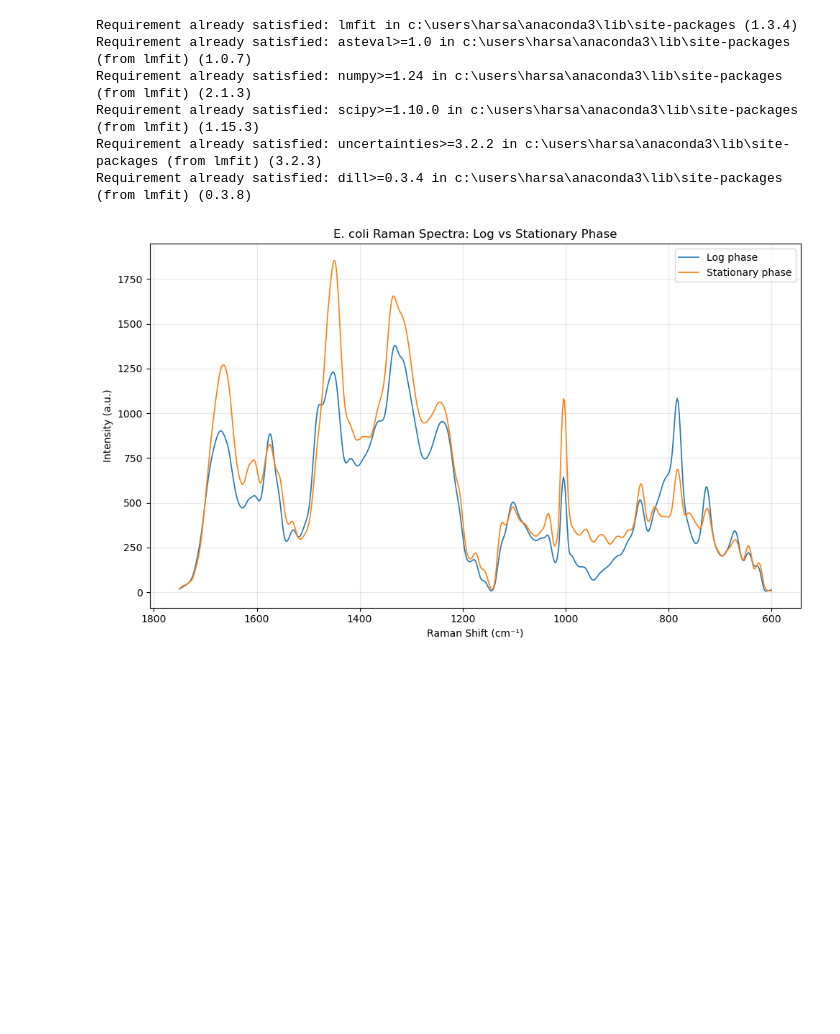
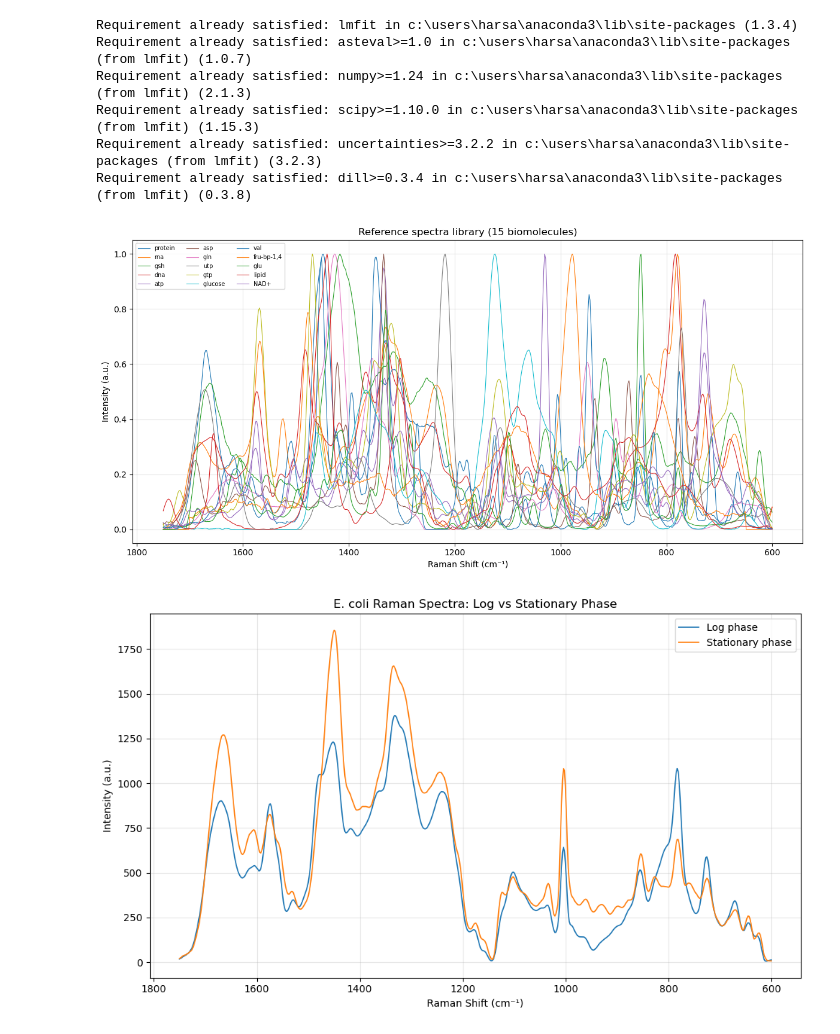
Before and after one commit to HaroonParvez/Using-Bayesian-Model-Selection-to-Analyse-Raman-Spectroscopic-Data, a Jupyter notebook: FinalProject.ipynb, the cells around one changed output. Cells and saved outputs as stored; diff of their text form; code cells hidden in the pictures; blank space fills up the shorter version.

```diff
--- a/FinalProject.ipynb
+++ b/FinalProject.ipynb
@@ -12,6 +12,26 @@ Requirement already satisfied: scipy>=1.10.0 in c:\users\harsa\anaconda3\lib\sit
 Requirement already satisfied: uncertainties>=3.2.2 in c:\users\harsa\anaconda3\lib\site-packages (from lmfit) (3.2.3)
 Requirement already satisfied: dill>=0.3.4 in c:\users\harsa\anaconda3\lib\site-packages (from lmfit) (0.3.8)
 # %%
+# Load each Raman spectrum from its sheet
 log_df = pd.read_excel("Copy_of_Ecol_Raman.xlsx", sheet_name='ec_log_mean raman')
 sta_df = pd.read_excel("Copy_of_Ecol_Raman.xlsx", sheet_name='ec_sta_mean raman')
+ref_df = pd.read_excel("Copy_of_Ecol_Raman.xlsx", sheet_name="tbl_15components")
+# %%
+wn = ref_df["wavenumber"].values
+ref_names = [col for col in ref_df.columns if col != "wavenumber"]
+
+plt.figure(figsize=(12, 6))
+for name in ref_names:
+    plt.plot(wn, ref_df[name], linewidth=0.8, label=name)
+
+plt.gca().invert_xaxis()
+plt.xlabel("Raman Shift (cm⁻¹)")
+plt.ylabel("Intensity (a.u.)")
+plt.title("Reference spectra library (15 biomolecules)")
+plt.legend(fontsize=7, ncol=3)
+plt.grid(True, alpha=0.3)
+plt.tight_layout()
+plt.show()
+# %% [output]
+[figure, added]
 # %%
```
Also changed, not shown: parts of 24 cells of this notebook.
